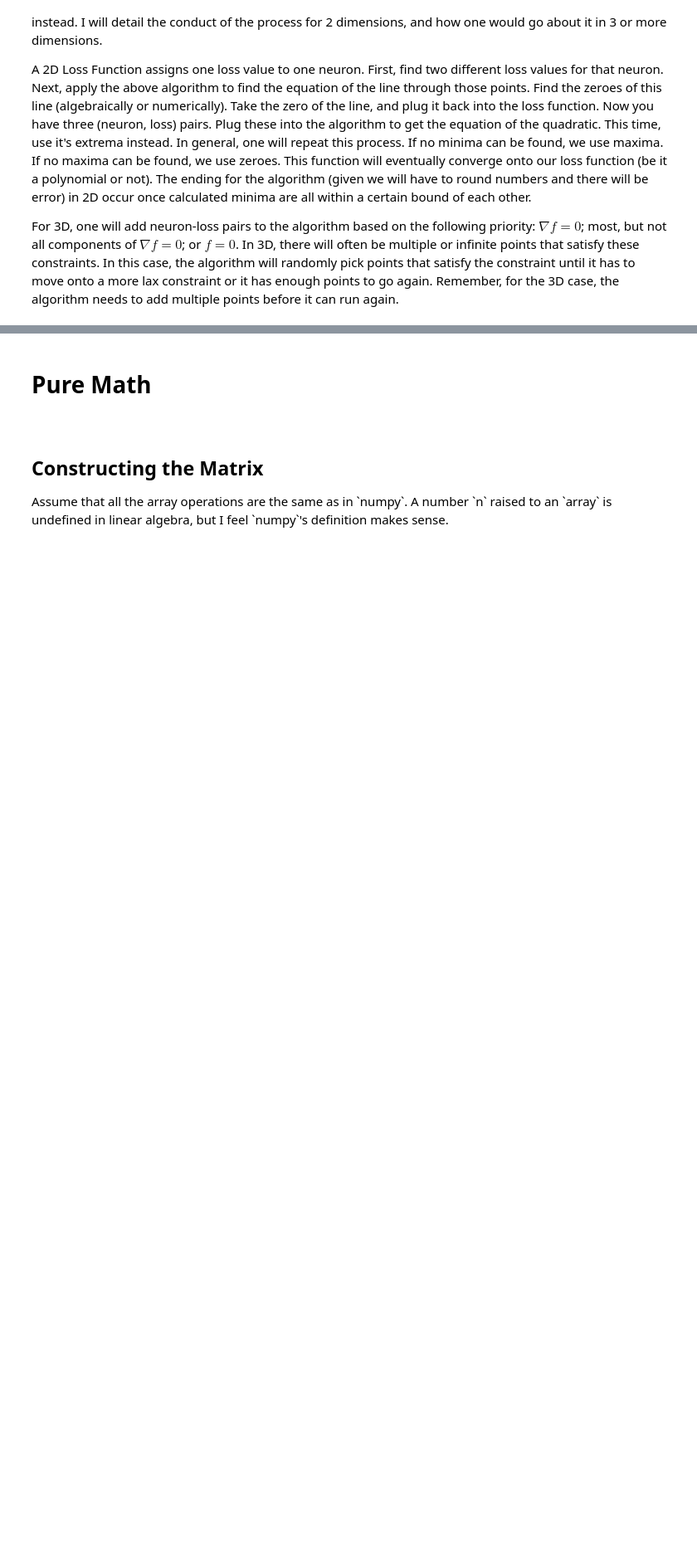
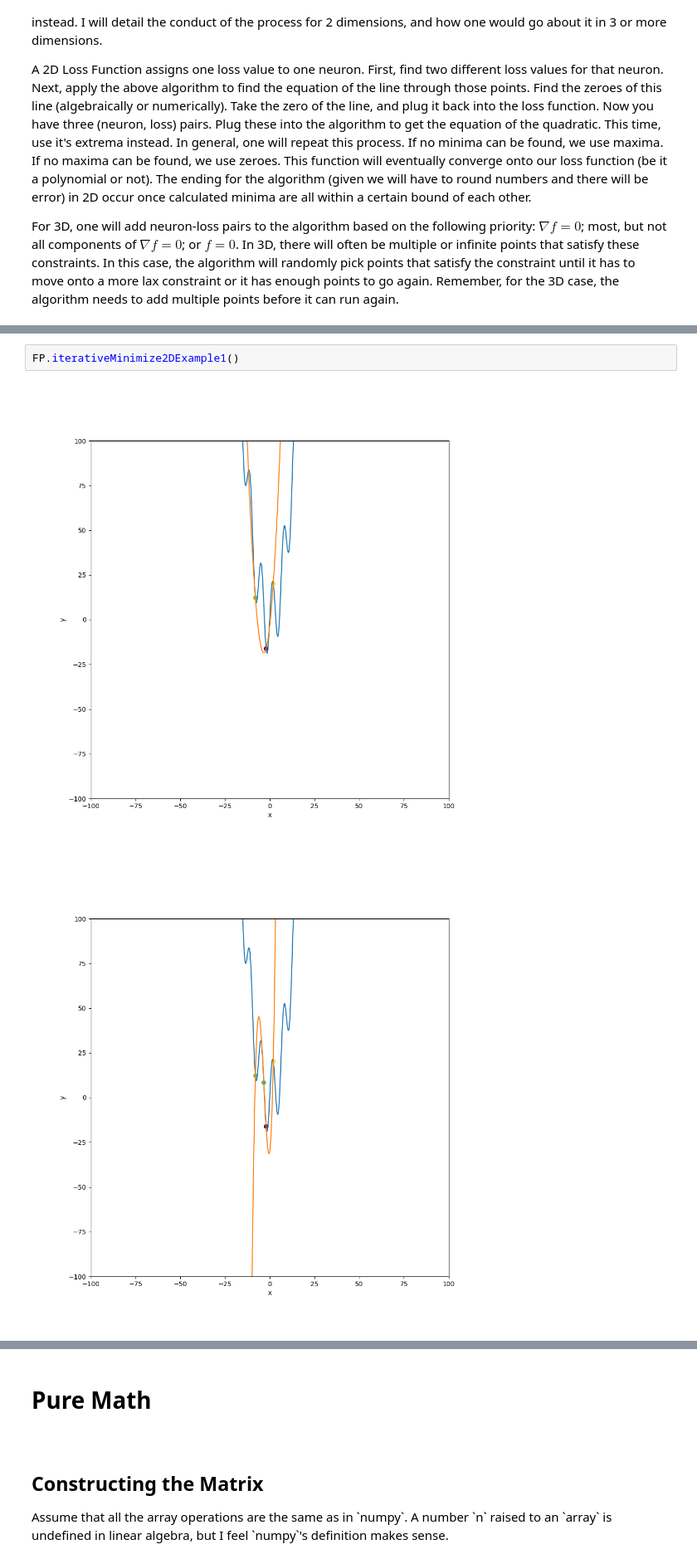
Before and after one commit to Aisihe/nDimensionalEquationFinder, a Jupyter notebook: ExamplesAndExplainations.ipynb, the cells around one changed output, grey strips where cells are left out. Shown at 83% size. Drawn from its saved outputs; the diff is of its cells as text; blank space fills up the shorter version.

```diff
--- a/ExamplesAndExplainations.ipynb
+++ b/ExamplesAndExplainations.ipynb
@@ -255,0 +246,5 @@ For 3D, one will add neuron-loss pairs to the algorithm based on the following p
+# %%
+FP.iterativeMinimize2DExample1()
+# %% [output]
+[figure, added]
+[figure, added]
```
Also changed, not shown: parts of 10 cells of this notebook, 1 other file.
